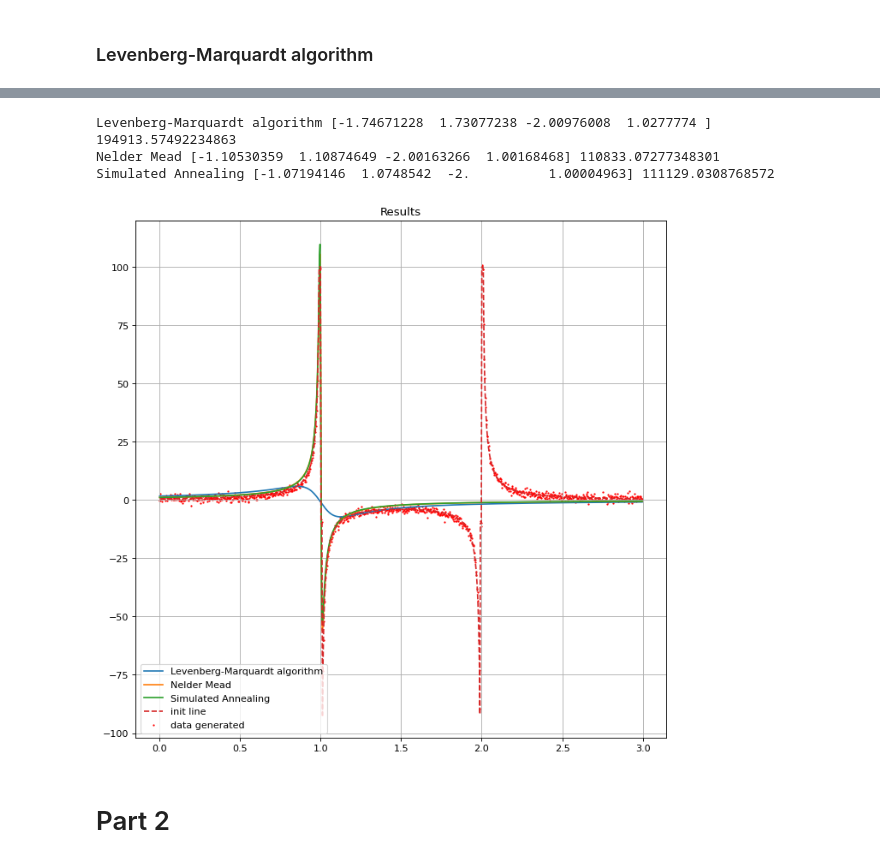
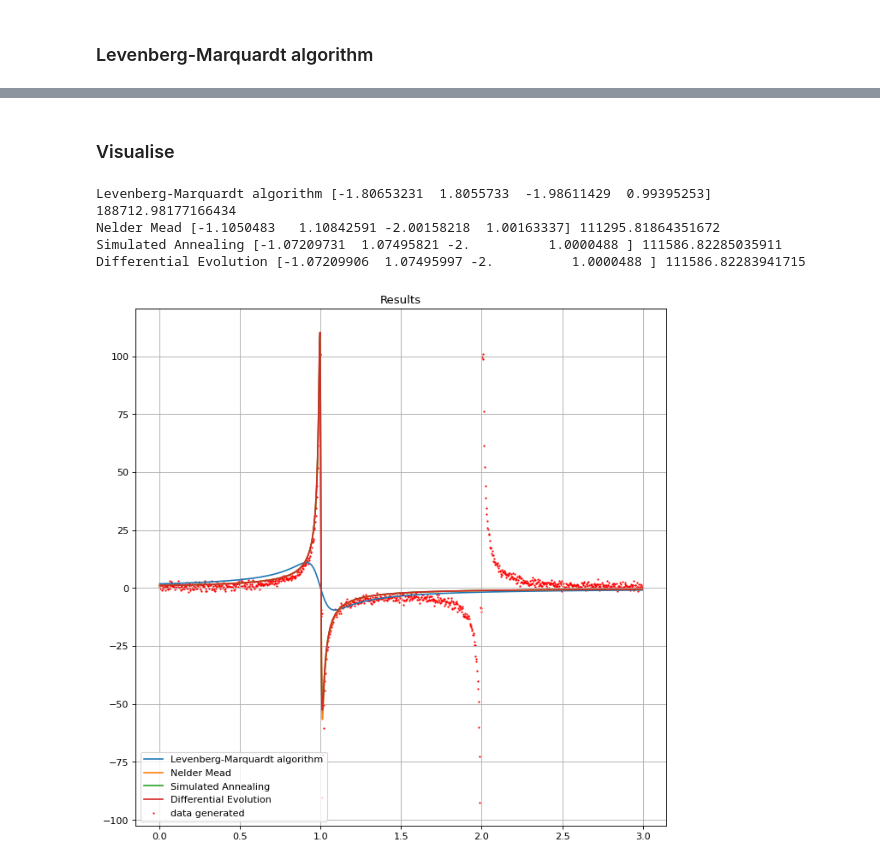
Before and after one commit to Emidiant/analysis-and-development-of-algorithms, a Jupyter notebook: task_4.ipynb, the cells around one changed output, grey strips where cells are left out. Cells and saved outputs as stored; diff of their text form; code cells hidden in the pictures.

Commit message:
add Differential Evolution

```diff
--- a/task_4.ipynb
+++ b/task_4.ipynb
@@ -56,7 +56,7 @@ def visualise_2d(predict):
         y_t = [f_approx(i, predict[method][0], predict[method][1], predict[method][2], predict[method][3]) for i in x]
         plt.plot(x, y_t, label=method)
 
-    plt.plot(x, y_init, label="init line", linestyle = '--')
+#     plt.plot(x, y_init, label="init line", linestyle = '--')
 
     plt.title("Results")
     plt.grid(True)
@@ -150,0 +147,3 @@ sim_an
+# %%
+diff = differential_evolution(least_squares_np, bounds=list(zip([-2]*4, [2]*4)))
+diff
@@ -151,15 +158,16 @@ sim_an
+# %% [markdown]
+### Visualise
 # %%
 predict_a_b = {
     "Levenberg-Marquardt algorithm": lma.x,
     "Nelder Mead": nm.x,
-    "Simulated Annealing": sim_an.x
-
+    "Simulated Annealing": sim_an.x,
+    "Differential Evolution": diff.x
 }
 visualise_2d(predict_a_b)
 # %% [output]
-Levenberg-Marquardt algorithm [-1.74671228  1.73077238 -2.00976008  1.0277774 ] 194913.57492234863
-Nelder Mead [-1.10530359  1.10874649 -2.00163266  1.00168468] 110833.07277348301
-Simulated Annealing [-1.07194146  1.0748542  -2.          1.00004963] 111129.0308768572
+Levenberg-Marquardt algorithm [-1.80653231  1.8055733  -1.98611429  0.99395253] 188712.98177166434
+Nelder Mead [-1.1050483   1.10842591 -2.00158218  1.00163337] 111295.81864351672
+Simulated Annealing [-1.07209731  1.07495821 -2.          1.0000488 ] 111586.82285035911
+Differential Evolution [-1.07209906  1.07495997 -2.          1.0000488 ] 111586.82283941715
-[figure, old version]
+[figure, new version]
-# %% [markdown]
-# Part 2
```
Also changed, not shown: parts of 24 cells of this notebook.
